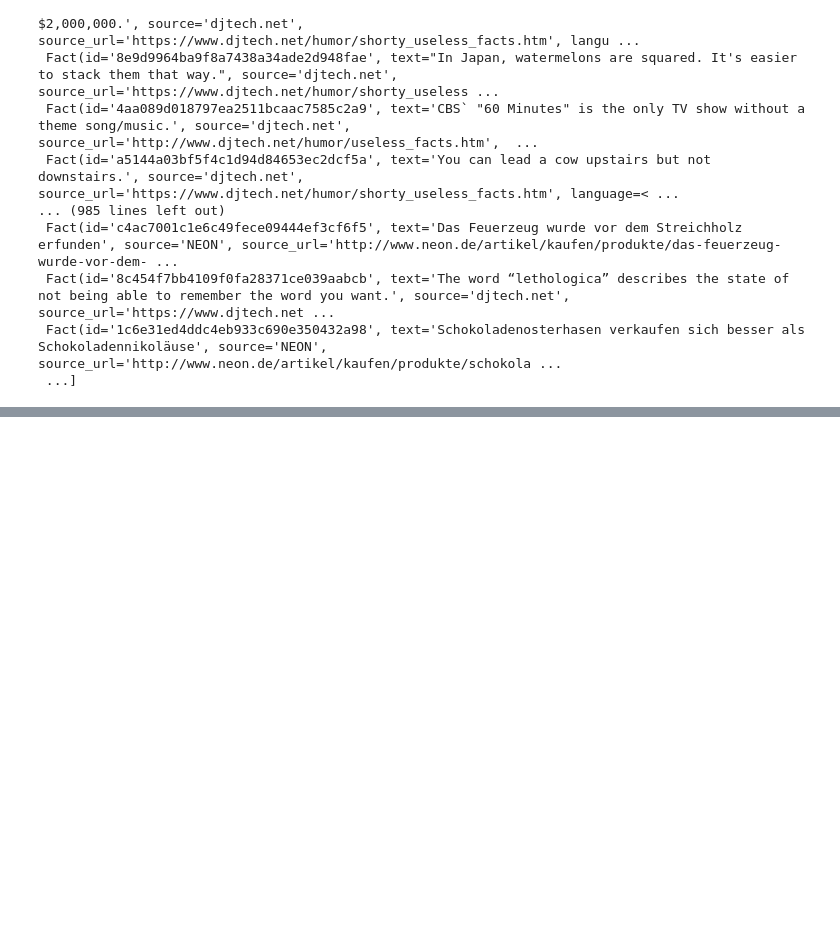
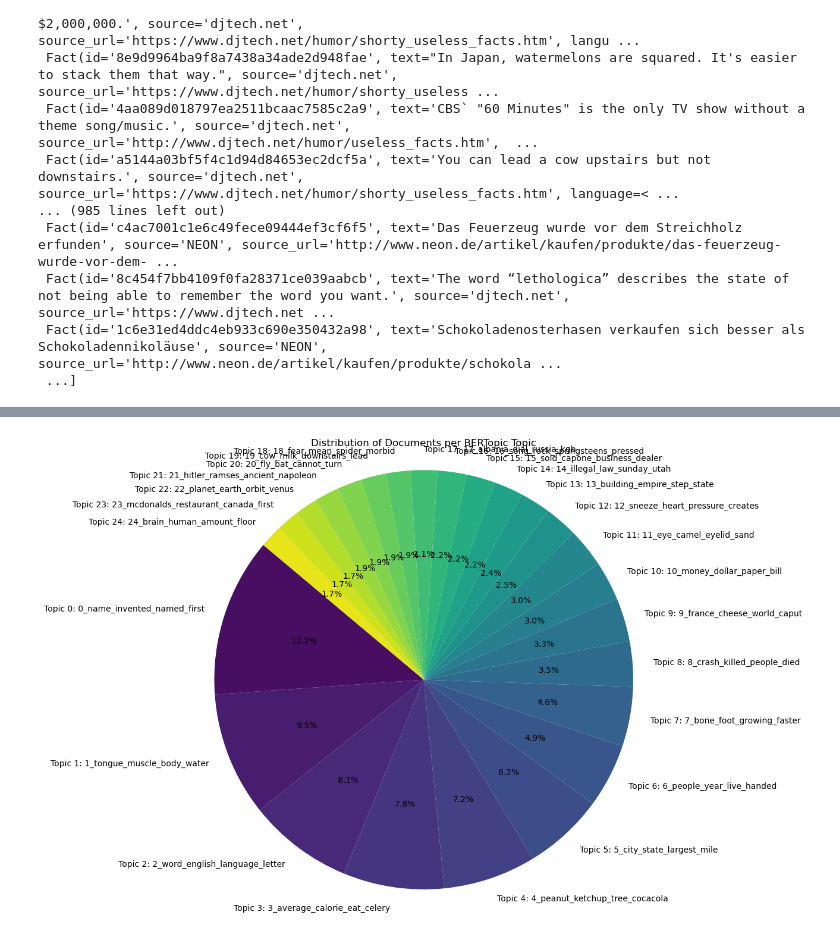
Before and after one commit to iragca/pit-predictive-analysis, a Jupyter notebook: notebooks/1.0-random-useless-facts.ipynb, the cells around one changed output, grey strips where cells are left out. Cells and saved outputs as stored; diff of their text form; code cells hidden in the pictures; blank space fills up the shorter version.

```diff
--- a/notebooks/1.0-random-useless-facts.ipynb
+++ b/notebooks/1.0-random-useless-facts.ipynb
@@ -388,0 +496,11 @@ facts
+# %%
+def preprocess_text(corpus):
+  corpus = re.sub(r'[^a-zA-Z\s]', '', corpus.lower())
+  tokens = word_tokenize(corpus)
+  sw = set(stopwords.words('english'))
+  tokens = [word for word in tokens if word not in sw and len(word) > 2]
+  stem = WordNetLemmatizer()
+  tokens = [stem.lemmatize(word) for word in tokens]
+  tokens = [contractions.fix(word) for word in tokens]
+
+  return ' '.join(tokens)
@@ -388,0 +603,4 @@ facts
+# %%
+embedding_model = SentenceTransformer("all-mpnet-base-v2")
+
+model = BERTopic(embedding_model= embedding_model)
@@ -388,0 +637,24 @@ facts
+# %%
+# Get topic information and count documents per topic
+topic_counts = model.get_topic_info()
+# Filter out the -1 topic (outliers) if needed, or keep it
+topic_counts = topic_counts[topic_counts['Topic'] != -1].copy()
+topic_counts['Count'] = topic_counts['Count'].astype(int)
+
+# Prepare data for pie chart
+pie_labels = [f"Topic {row.Topic}: {row.Name}" for idx, row in topic_counts.iterrows()]
+pie_values = topic_counts['Count'].values
+
+plt.figure(figsize=(10, 10))
+plt.pie(
+    pie_values,
+    labels=pie_labels,
+    autopct='%1.1f%%', # Format percentage display
+    startangle=140,
+    colors=sns.color_palette('viridis', len(pie_labels))
+)
+plt.title('Distribution of Documents per BERTopic Topic')
+plt.axis('equal') # Equal aspect ratio ensures that pie is drawn as a circle.
+plt.show()
+# %% [output]
+[figure, added]
```
Also changed, not shown: parts of 37 cells of this notebook, 1 other file.
